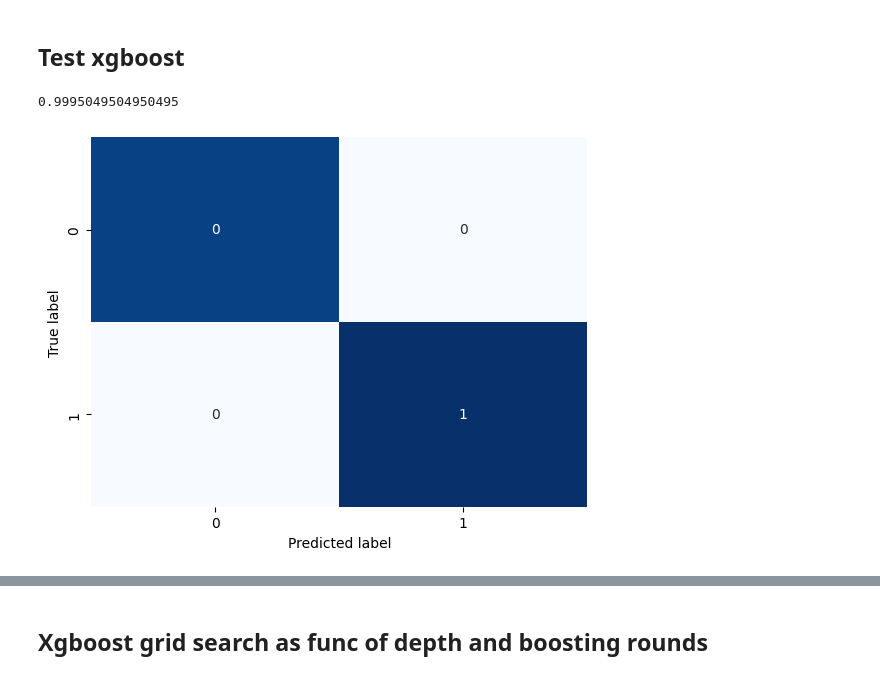
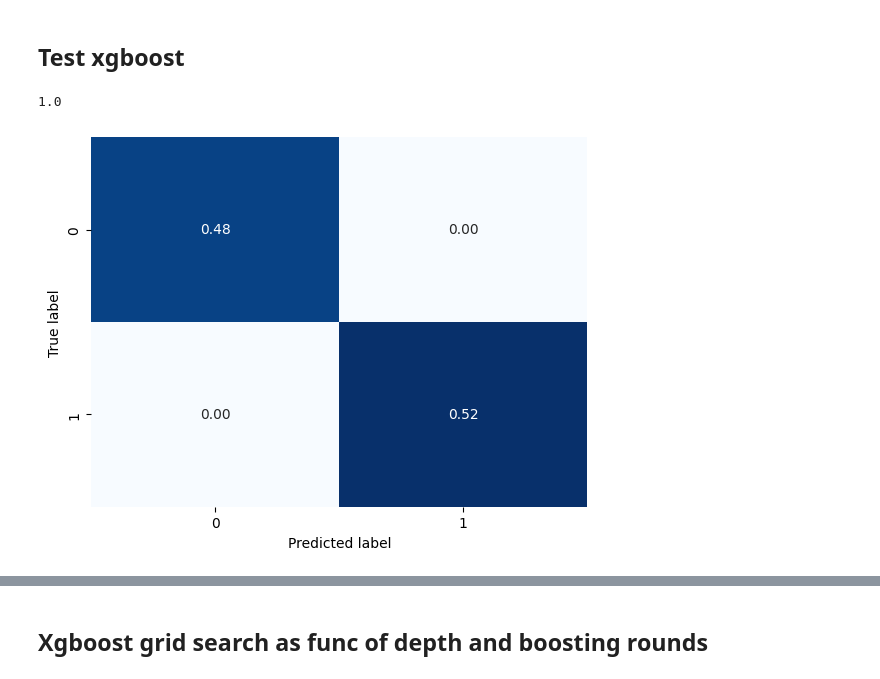
Before and after one commit to LassePladsen/FYS-STK3155-projects, a Jupyter notebook: project3/source-code/xgboost_classification.ipynb, the cells around one changed output, grey strips where cells are left out. Drawn from its saved outputs; the diff is of its cells as text; code cells hidden in the pictures.

```diff
--- a/project3/source-code/xgboost_classification.ipynb
+++ b/project3/source-code/xgboost_classification.ipynb
@@ -13,37 +16,35 @@ warnings.simplefilter("ignore")
 # %% [markdown]
 ## Test xgboost
 # %%
-x_train, x_test, y_train, y_test = get_balanced_exoplanet_data()
-
 # Parameters
 rng_seed = 2023
 depth = 5  # max tree depth
 boosting_rounds = 100  # no. xgboost boosting rounds
 cmap = "Blues"
-fmt = ".0f"
+fmt = ".2f"
 
 model = xgb.XGBClassifier(
     max_depth=depth,
     random_state=rng_seed,
     class_weight="balanced",
     n_estimators=boosting_rounds,
 )
 model.fit(x_train, y_train)
 pred = model.predict(x_test)
 
 # Confusion matrix
 sns.heatmap(
     confusion_matrix(y_test, pred, normalize="all"),
     annot=True,
     cmap=cmap,
     cbar=False,
     fmt=fmt,
 )
 plt.xlabel("Predicted label")
 plt.ylabel("True label")
 
 # Metrics
 print(accuracy_score(y_test, pred))
 # %% [output]
-0.9995049504950495
+1.0
-[figure, old version]
+[figure, new version]
```
Also changed, not shown: parts of 7 cells of this notebook, 2 other files.
